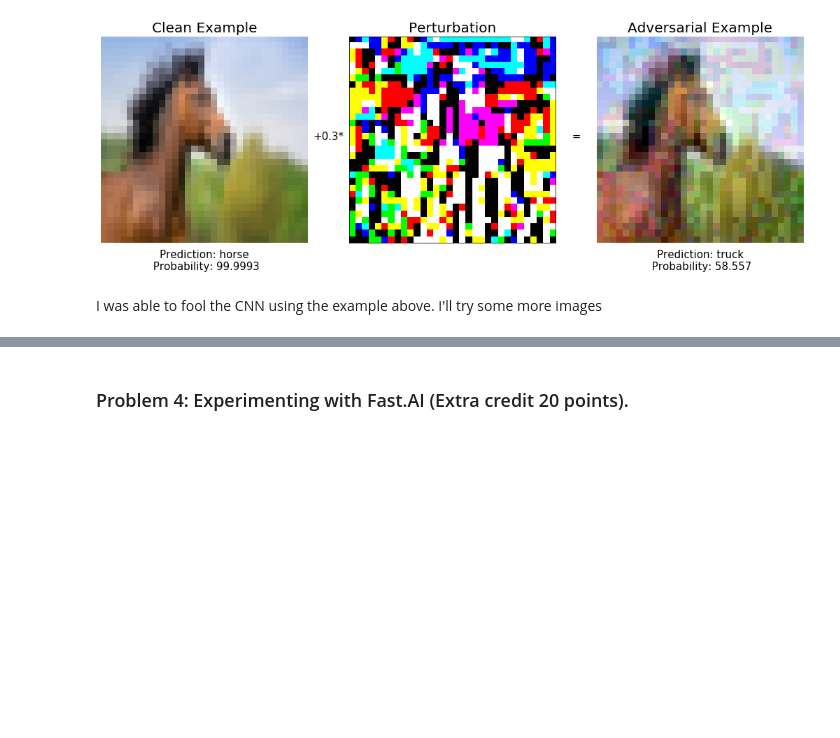
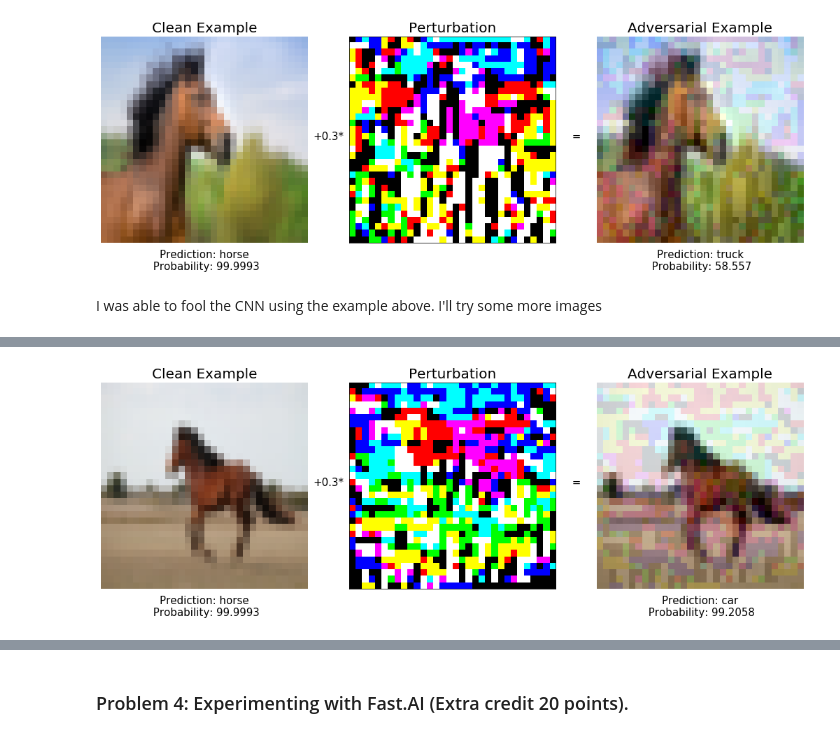
Before and after one commit to JavierPalomares90/scalable_ml_hw2, a Jupyter notebook: javier_palomares_hw2.ipynb, the cells around one changed output, grey strips where cells are left out. Saved outputs shown, nothing was run; the diff lists cells and outputs as text; code cells hidden in the pictures; blank space fills up the shorter version.

Commit message:
Added images of horses

```diff
--- a/javier_palomares_hw2.ipynb
+++ b/javier_palomares_hw2.ipynb
@@ -1290,11 +1290,11 @@ loss_cal.backward(retain_graph=True)    #this will calculate gradient of each va
 # %% [markdown]
 Following code cell computes the adversarial example using formula shown above.
 # %%
-def generate_x_adv(img_variable,x_grad,eps,x_pred):
+def generate_x_adv(img_tensor,img_variable,x_grad,eps,x_pred):
     x_adversarial = img_variable.data - eps* x_grad
     output_adv = net.forward(Variable(x_adversarial))
     x_adv_pred = classes[(torch.max(output_adv.data, 1)[1][0]).item()]
     op_adv_probs = F.softmax(output_adv, dim=1)
     adv_pred_prob =  round((torch.max(op_adv_probs.data, 1)[0][0]).item() * 100, 4)
-    graph_x_and_x_adv(image_tensor, x_adversarial, x_grad, eps, x_pred, x_adv_pred, x_pred_prob, adv_pred_prob)
+    graph_x_and_x_adv(img_tensor, x_adversarial, x_grad, eps, x_pred, x_adv_pred, x_pred_prob, adv_pred_prob)
 # %%
@@ -1332,4 +1332,4 @@ def adversarial_img(url,eps):
     loss_cal = loss(output,target)
     loss_cal.backward()
     x_grad = torch.sign(img_variable.grad.data)
-    generate_x_adv(img_variable,x_grad,eps,classes[x_pred])
+    generate_x_adv(img_tensor,img_variable,x_grad,eps,classes[x_pred])
@@ -1339,0 +1341,5 @@ adversarial_img(url,.3)
+# %%
+url = "https://ewscripps.brightspotcdn.com/dims4/default/a1b5c85/2147483647/strip/true/crop/1000x563+0+0/resize/1280x720!/quality/90/?url=https%3A%2F%2Fewscripps.brightspotcdn.com%2F47%2Fd8%2F5054723a4c58aa48ab1bad74d4b9%2Fwptv-wild-horse-running.jpg"
+adversarial_img(url,.3)
+# %% [output]
+[figure, added]
```
Also changed, not shown: parts of 9 cells of this notebook.
